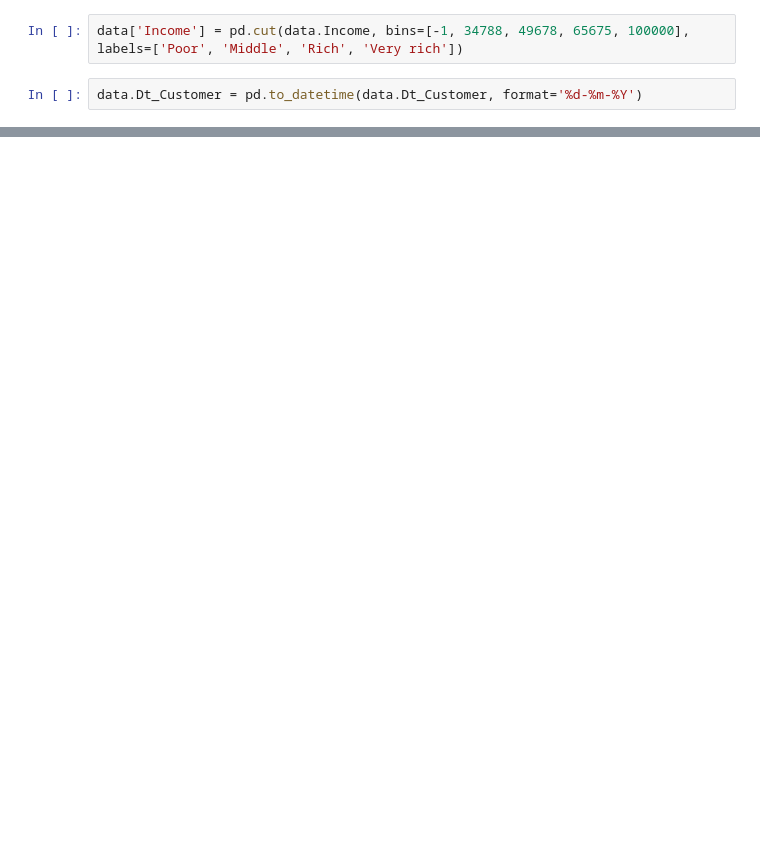
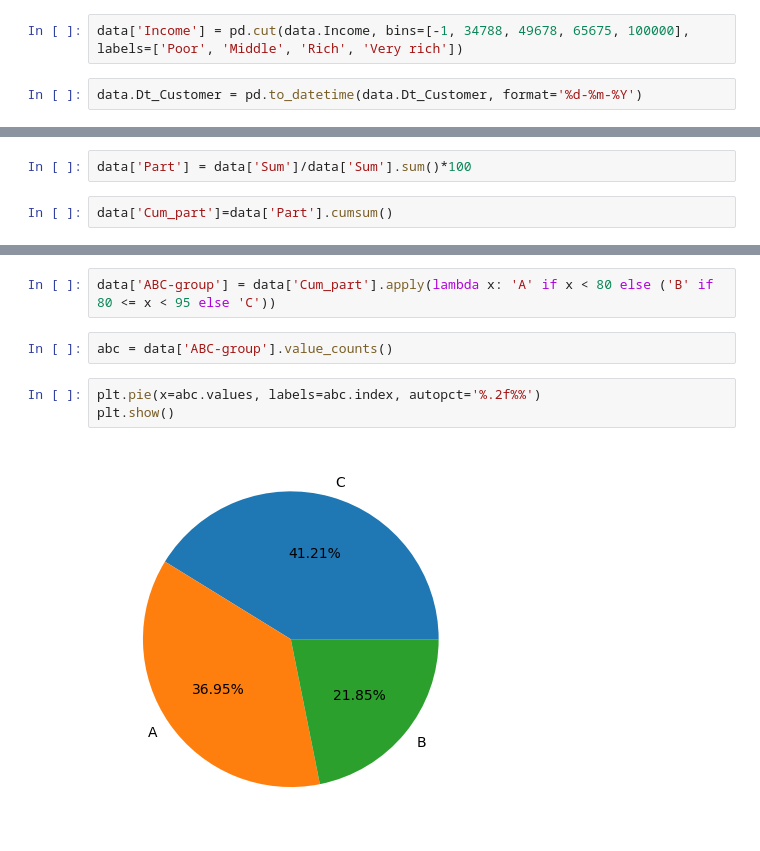
Before and after one commit to he11scream/BA_projects, a Jupyter notebook: marketing_campaign/Marketing_campaign.ipynb, the cells around one changed output, grey strips where cells are left out. Saved outputs shown, nothing was run; the diff lists cells and outputs as text; blank space fills up the shorter version.

```diff
--- a/marketing_campaign/Marketing_campaign.ipynb
+++ b/marketing_campaign/Marketing_campaign.ipynb
@@ -187,0 +299,4 @@ sns.histplot(data.Dt_Customer)
+# %%
+data['Part'] = data['Sum']/data['Sum'].sum()*100
+# %%
+data['Cum_part']=data['Part'].cumsum()
@@ -187,0 +320,9 @@ sns.histplot(data.Dt_Customer)
+# %%
+data['ABC-group'] = data['Cum_part'].apply(lambda x: 'A' if x < 80 else ('B' if 80 <= x < 95 else 'C'))
+# %%
+abc = data['ABC-group'].value_counts()
+# %%
+plt.pie(x=abc.values, labels=abc.index, autopct='%.2f%%')
+plt.show()
+# %% [output]
+[figure, added]
```
Also changed, not shown: parts of 76 cells of this notebook.
